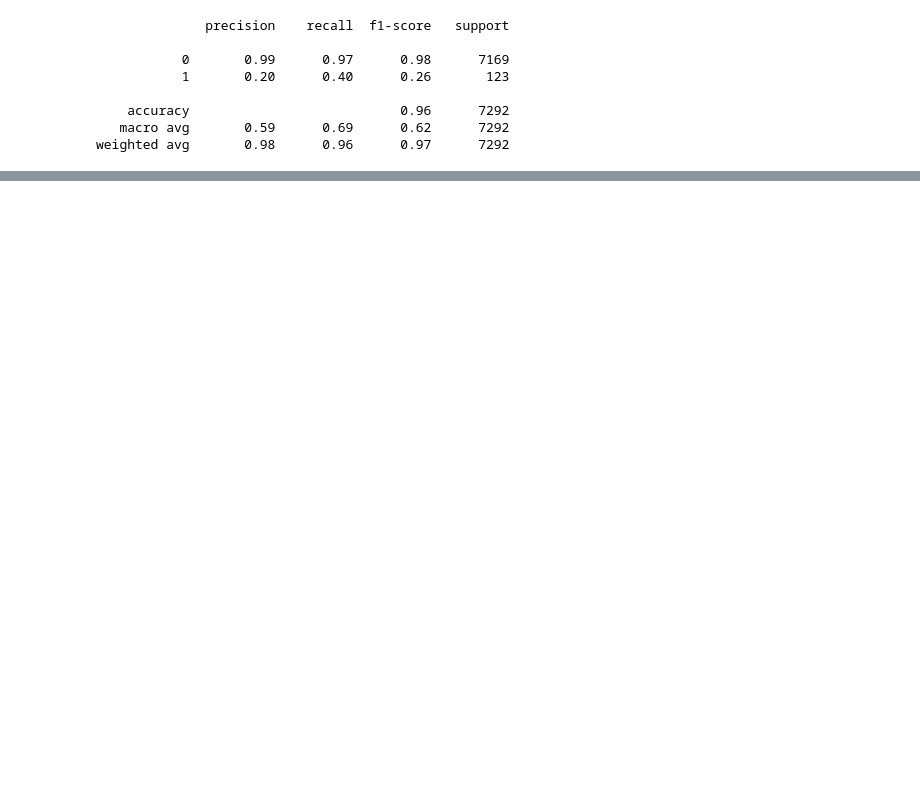
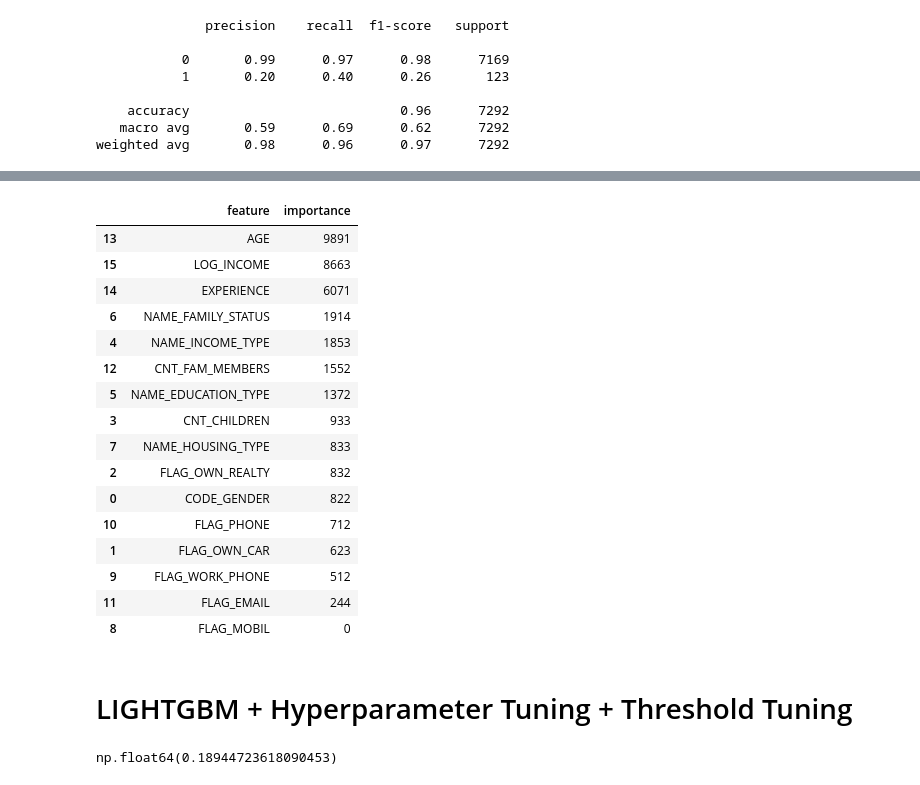
Before and after one commit to arystan01/emlyon_ml_project, a Jupyter notebook: notebooks/03_Modeling.ipynb, the cells around one changed output, grey strips where cells are left out. Cells and saved outputs as stored; diff of their text form; code cells hidden in the pictures; blank space fills up the shorter version.

```diff
--- a/notebooks/03_Modeling.ipynb
+++ b/notebooks/03_Modeling.ipynb
@@ -550,6 +603,0 @@ weighted avg       0.98      0.95      0.96      7292
-# %%
-df['INCOME_PER_PERSON'] = df['LOG_INCOME'] / df['CNT_FAM_MEMBERS']
-df['AGE_YEARS'] = df['AGE'].abs() / 365
-df['EXPERIENCE_YEARS'] = df['EXPERIENCE'].abs() / 365
-df['EMPLOYMENT_RATIO'] = df['EXPERIENCE_YEARS'] / (df['AGE_YEARS'] + 0.001)
-df['IS_UNEMPLOYED'] = (df['EXPERIENCE_YEARS'] == 0).astype(int)
@@ -678,3 +732,26 @@ probs = model_best.predict_proba(X_test)[:, 1]
+# %%
+feature_importance = pd.DataFrame({'feature': X.columns,'importance': model_best.feature_importances_}).sort_values('importance', ascending=False)
+feature_importance.head(20)
+# %% [output]
+|  | feature | importance |
+| 13 | AGE | 9891 |
+| 15 | LOG_INCOME | 8663 |
+| 14 | EXPERIENCE | 6071 |
+| 6 | NAME_FAMILY_STATUS | 1914 |
+| 4 | NAME_INCOME_TYPE | 1853 |
+| 12 | CNT_FAM_MEMBERS | 1552 |
+| 5 | NAME_EDUCATION_TYPE | 1372 |
+| 3 | CNT_CHILDREN | 933 |
+| 7 | NAME_HOUSING_TYPE | 833 |
+| 2 | FLAG_OWN_REALTY | 832 |
+| 0 | CODE_GENDER | 822 |
+| 10 | FLAG_PHONE | 712 |
+| 1 | FLAG_OWN_CAR | 623 |
+| 9 | FLAG_WORK_PHONE | 512 |
+| 11 | FLAG_EMAIL | 244 |
+| 8 | FLAG_MOBIL | 0 |
+# %% [markdown]
+# LIGHTGBM + Hyperparameter Tuning + Threshold Tuning
 # %%
 thresholds = np.linspace(0.1, 0.99, 200)
 best_f1 = 0
@@ -686,6 +763,10 @@ for t in thresholds:
     if score > best_f1:
         best_f1 = score
         best_t = t
+# %%
+best_t
+# %% [output]
+np.float64(0.18944723618090453)
 # %%
 final_preds = (probs >= best_t).astype(int)
 print(classification_report(y_test, final_preds))
```
Also changed, not shown: parts of 43 cells of this notebook, 17 other files.
